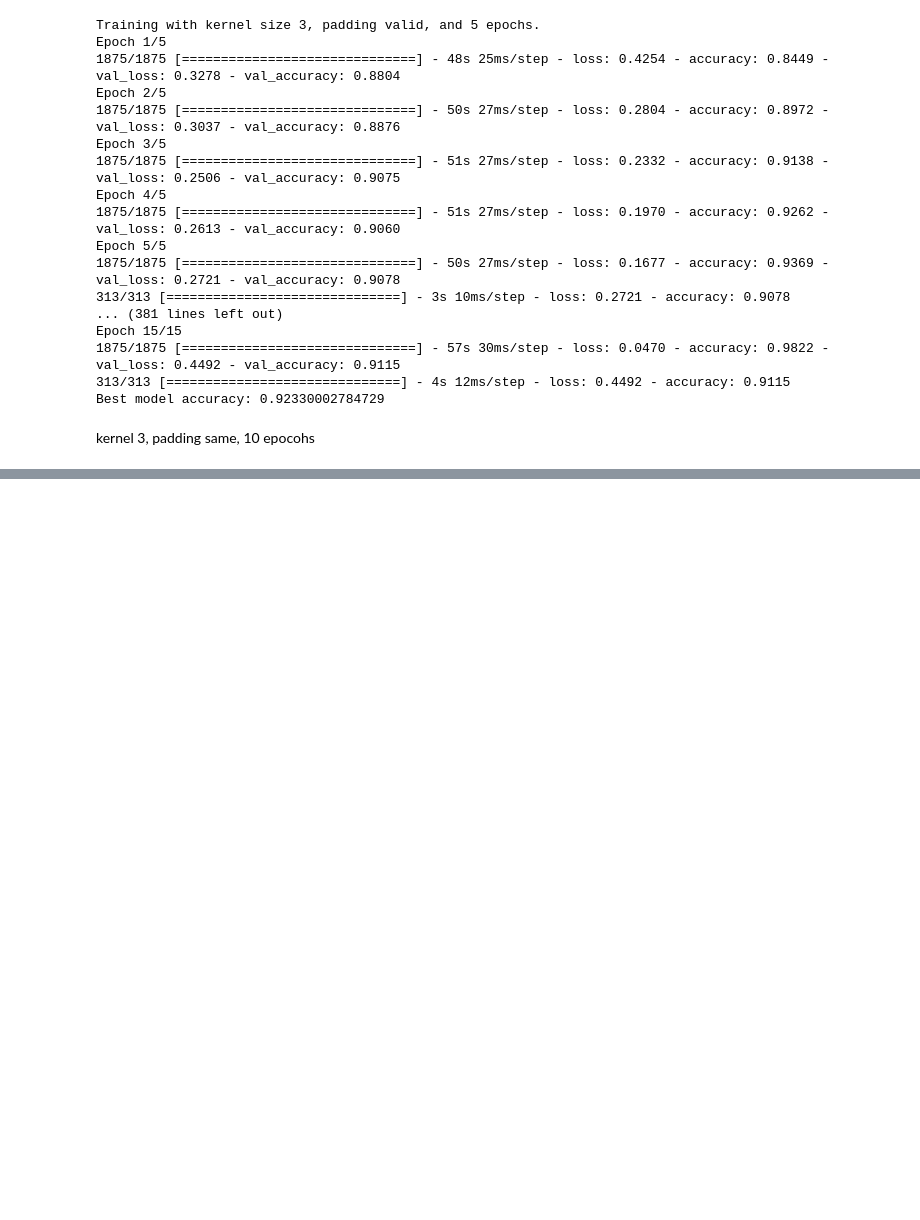
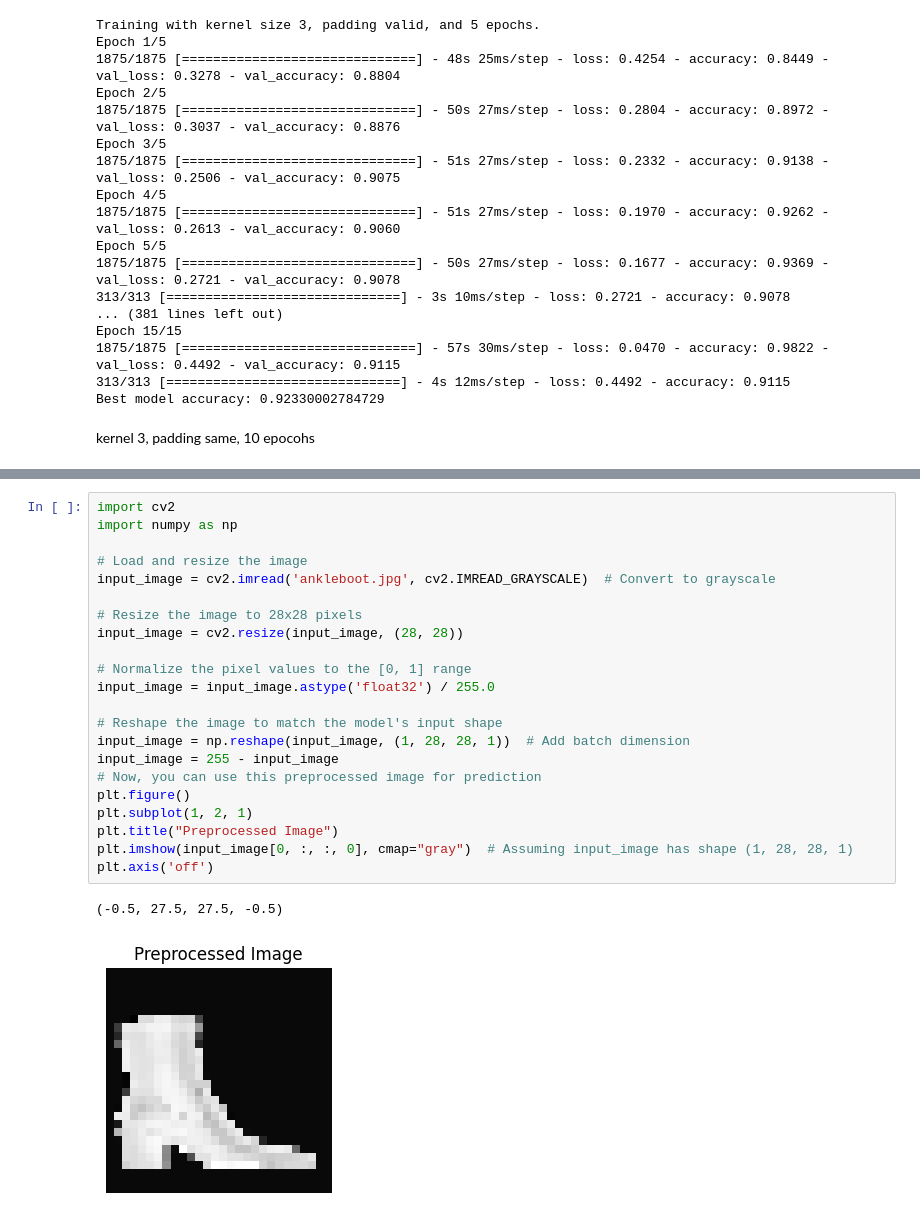
Before and after one commit to mnechip2/31005-A2, a Jupyter notebook: Student_24504615_A2.ipynb, the cells around one changed output, grey strips where cells are left out. Cells and saved outputs as stored; diff of their text form; blank space fills up the shorter version.

```diff
--- a/Student_24504615_A2.ipynb
+++ b/Student_24504615_A2.ipynb
@@ -534,0 +636,25 @@ NameError: name 'best_model' is not defined
+# %%
+import cv2
+import numpy as np
+
+# Load and resize the image
+input_image = cv2.imread('ankleboot.jpg', cv2.IMREAD_GRAYSCALE)  # Convert to grayscale
+
+# Resize the image to 28x28 pixels
+input_image = cv2.resize(input_image, (28, 28))
+
+# Normalize the pixel values to the [0, 1] range
+input_image = input_image.astype('float32') / 255.0
+
+# Reshape the image to match the model's input shape
+input_image = np.reshape(input_image, (1, 28, 28, 1))  # Add batch dimension
+input_image = 255 - input_image
+# Now, you can use this preprocessed image for prediction
+plt.figure()
+plt.subplot(1, 2, 1)
+plt.title("Preprocessed Image")
+plt.imshow(input_image[0, :, :, 0], cmap="gray")  # Assuming input_image has shape (1, 28, 28, 1)
+plt.axis('off')
+# %% [output]
+(-0.5, 27.5, 27.5, -0.5)
+[figure, added]
```
Also changed, not shown: parts of 11 cells of this notebook.
